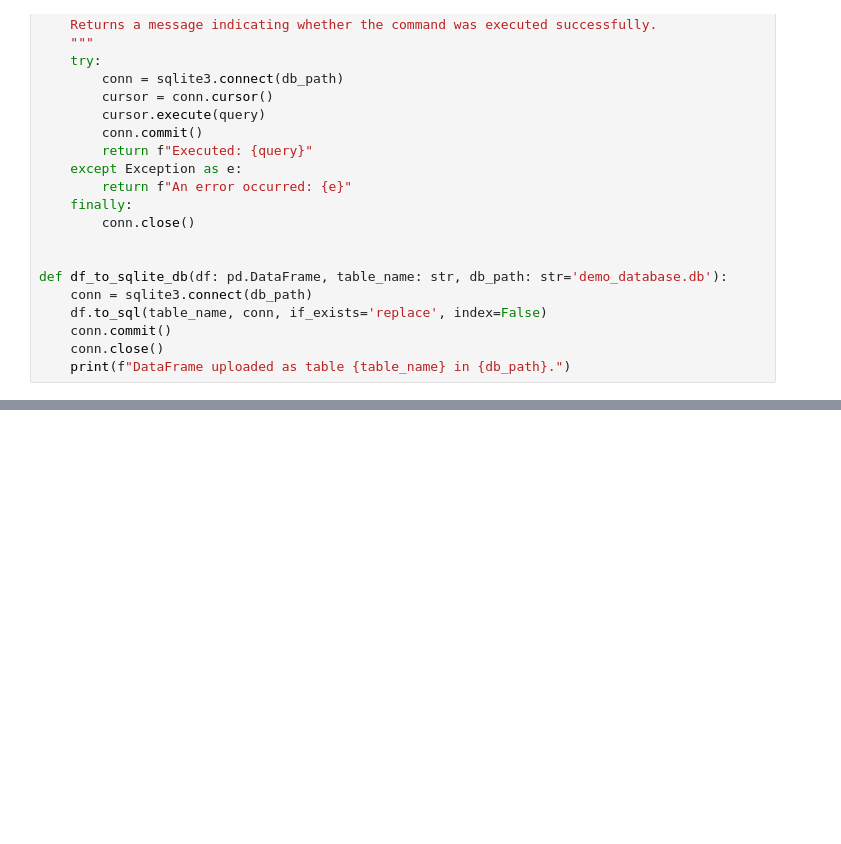
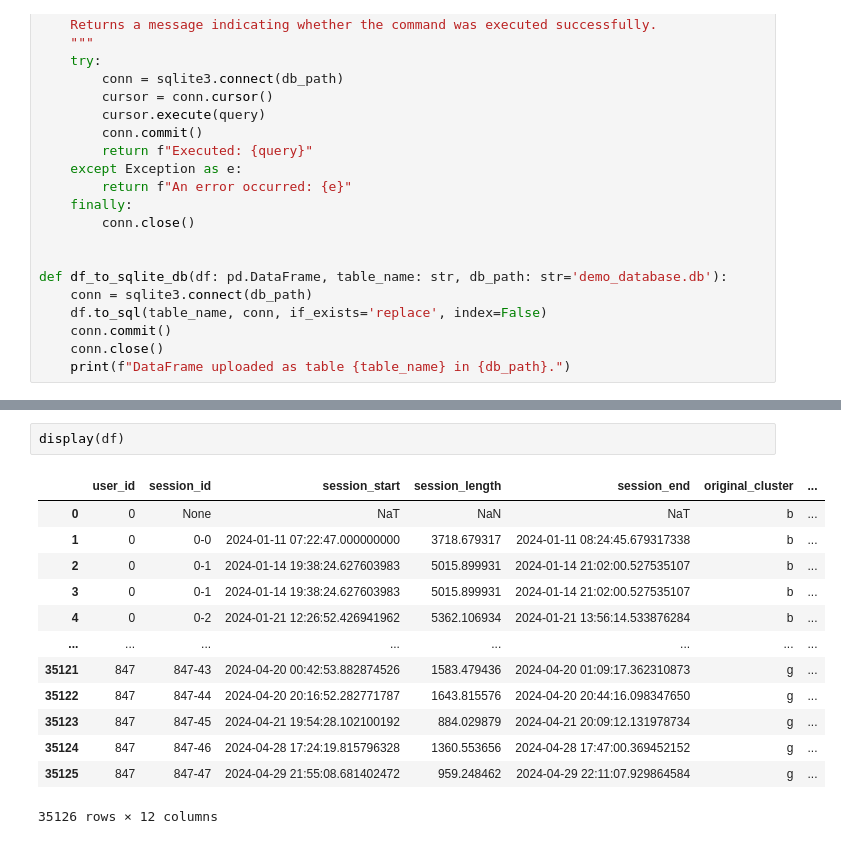
Before and after one commit to pyryjh/Portfolio, a Jupyter notebook: customer_acquisition_analytics/user_acquisition_analysis_workflow.ipynb, the cells around one changed output, grey strips where cells are left out. Drawn from its saved outputs; the diff is of its cells as text; blank space fills up the shorter version.

```diff
--- a/customer_acquisition_analytics/user_acquisition_analysis_workflow.ipynb
+++ b/customer_acquisition_analytics/user_acquisition_analysis_workflow.ipynb
@@ -141,0 +141,16 @@ DataFrame uploaded as table fct_user_action_test in demo_database.db.
+# %%
+display(df)
+# %% [output]
+|  | user_id | session_id | session_start | session_length | session_end | original_cluster | ... |
+| 0 | 0 | None | NaT | NaN | NaT | b | ... |
+| 1 | 0 | 0-0 | 2024-01-11 07:22:47.000000000 | 3718.679317 | 2024-01-11 08:24:45.679317338 | b | ... |
+| 2 | 0 | 0-1 | 2024-01-14 19:38:24.627603983 | 5015.899931 | 2024-01-14 21:02:00.527535107 | b | ... |
+| 3 | 0 | 0-1 | 2024-01-14 19:38:24.627603983 | 5015.899931 | 2024-01-14 21:02:00.527535107 | b | ... |
+| 4 | 0 | 0-2 | 2024-01-21 12:26:52.426941962 | 5362.106934 | 2024-01-21 13:56:14.533876284 | b | ... |
+| ... | ... | ... | ... | ... | ... | ... | ... |
+| 35121 | 847 | 847-43 | 2024-04-20 00:42:53.882874526 | 1583.479436 | 2024-04-20 01:09:17.362310873 | g | ... |
+| 35122 | 847 | 847-44 | 2024-04-20 20:16:52.282771787 | 1643.815576 | 2024-04-20 20:44:16.098347650 | g | ... |
+| 35123 | 847 | 847-45 | 2024-04-21 19:54:28.102100192 | 884.029879 | 2024-04-21 20:09:12.131978734 | g | ... |
+| 35124 | 847 | 847-46 | 2024-04-28 17:24:19.815796328 | 1360.553656 | 2024-04-28 17:47:00.369452152 | g | ... |
+| 35125 | 847 | 847-47 | 2024-04-29 21:55:08.681402472 | 959.248462 | 2024-04-29 22:11:07.929864584 | g | ... |
+35126 rows × 12 columns
```
Also changed, not shown: parts of 5 cells of this notebook, 1 other file.
